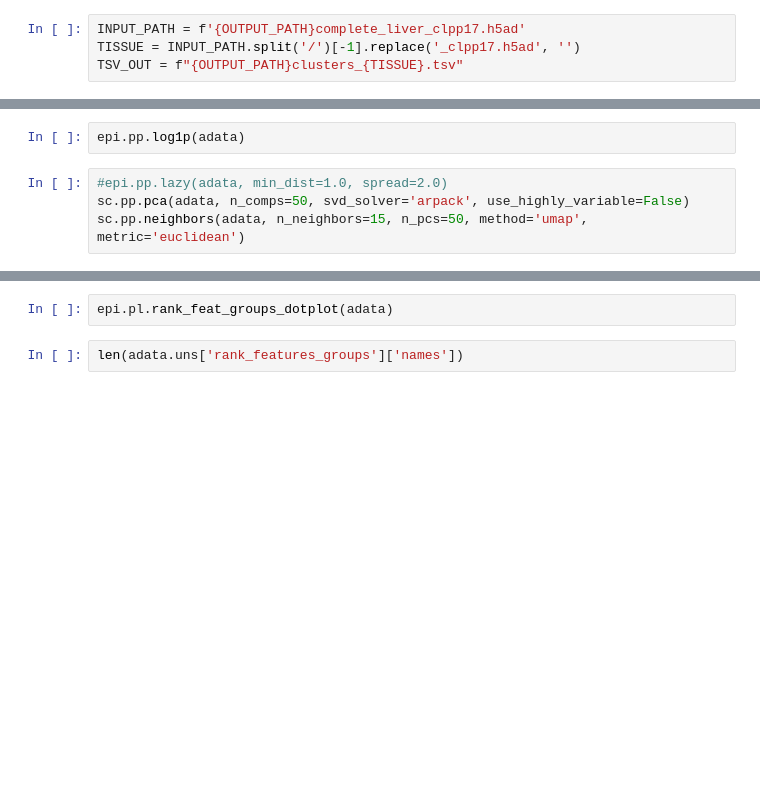
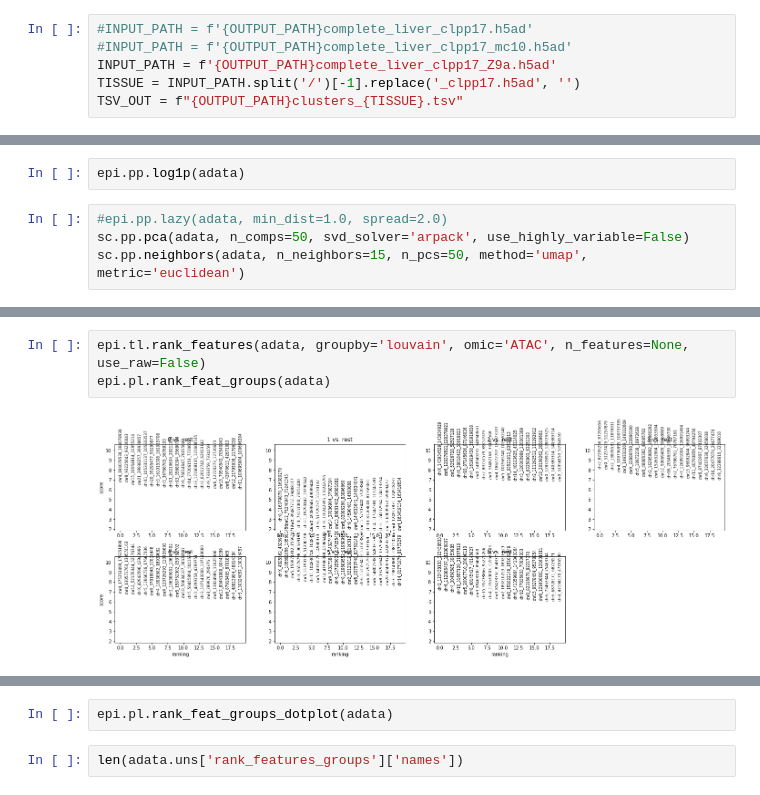
Before and after one commit to loosolab/Datenanalyse-2021, a Jupyter notebook: wp1/preprocessing/complete_liver_preprocessing1.8.ipynb, the cells around one changed output, grey strips where cells are left out. Drawn from its saved outputs; the diff is of its cells as text; blank space fills up the shorter version.

```diff
--- a/wp1/preprocessing/complete_liver_preprocessing1.8.ipynb
+++ b/wp1/preprocessing/complete_liver_preprocessing1.8.ipynb
@@ -9,7 +9,9 @@ import episcanpy.api as epi
 STUD_PATH = '/mnt/workspace_stud/'
 OUTPUT_PATH = f'{STUD_PATH}stud5/output/'
 # %%
-INPUT_PATH = f'{OUTPUT_PATH}complete_liver_clpp17.h5ad'
+#INPUT_PATH = f'{OUTPUT_PATH}complete_liver_clpp17.h5ad'
+#INPUT_PATH = f'{OUTPUT_PATH}complete_liver_clpp17_mc10.h5ad'
+INPUT_PATH = f'{OUTPUT_PATH}complete_liver_clpp17_Z9a.h5ad'
 TISSUE = INPUT_PATH.split('/')[-1].replace('_clpp17.h5ad', '')
 TSV_OUT = f"{OUTPUT_PATH}clusters_{TISSUE}.tsv"
 # %%
@@ -102,0 +103,5 @@ epi.pl.rank_feat_groups(adata)
+# %%
+epi.tl.rank_features(adata, groupby='louvain', omic='ATAC', n_features=None, use_raw=False)
+epi.pl.rank_feat_groups(adata)
+# %% [output]
+[figure, added]
```
Also changed, not shown: parts of 34 cells of this notebook, 1 other file.
